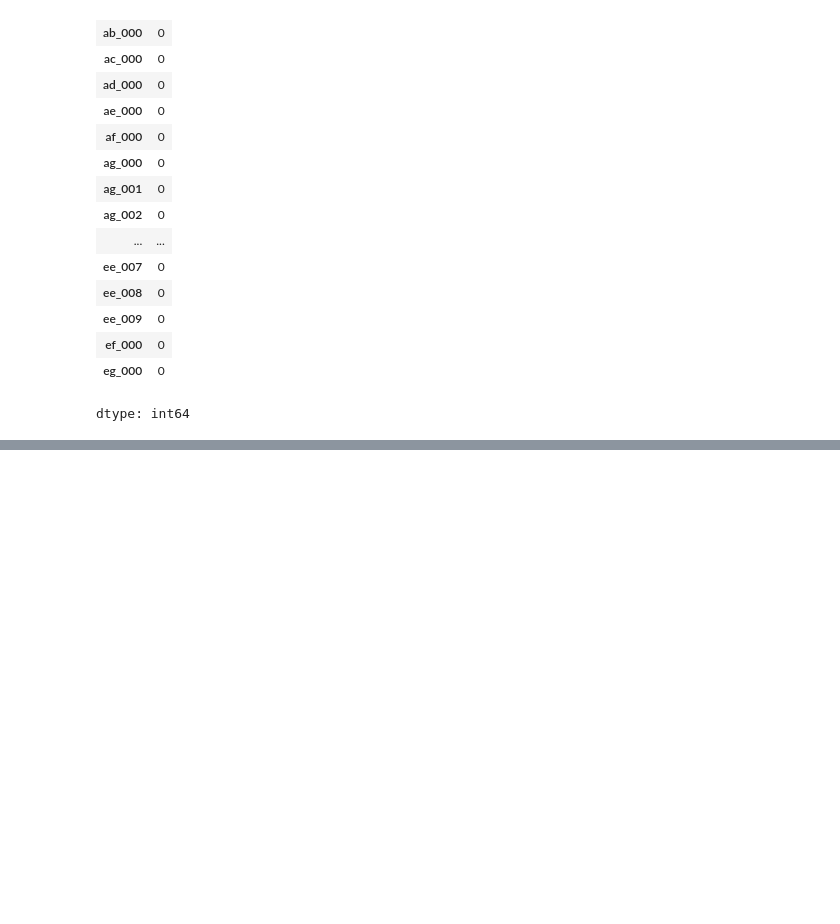
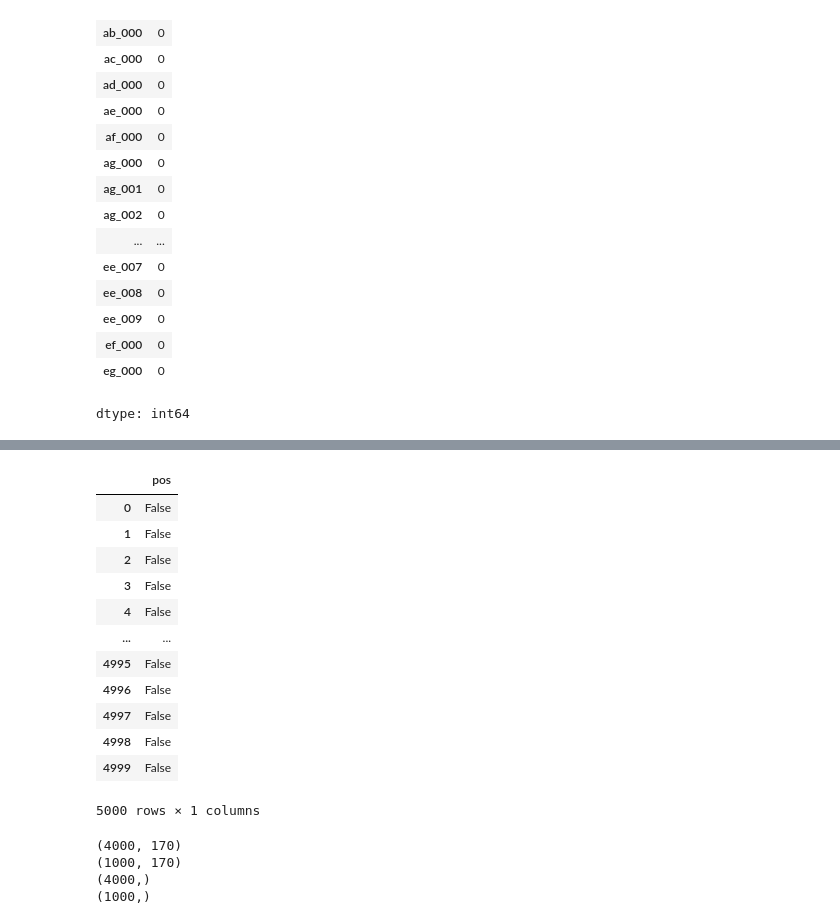
Before and after one commit to tasnim-shamsuddin/Deep-Learning-, a Jupyter notebook: DeepLearning.ipynb, the cells around one changed output, grey strips where cells are left out. Saved outputs shown, nothing was run; the diff lists cells and outputs as text; code cells hidden in the pictures; blank space fills up the shorter version.

```diff
--- a/DeepLearning.ipynb
+++ b/DeepLearning.ipynb
@@ -130,0 +203,16 @@ y=df["class"]
+# %%
+pd.get_dummies(y,drop_first=True)
+# %% [output]
+|  | pos |
+| 0 | False |
+| 1 | False |
+| 2 | False |
+| 3 | False |
+| 4 | False |
+| ... | ... |
+| 4995 | False |
+| 4996 | False |
+| 4997 | False |
+| 4998 | False |
+| 4999 | False |
+5000 rows × 1 columns
@@ -130,0 +222,10 @@ y=df["class"]
+# %%
+print(x_train.shape)
+print(x_test.shape)
+print(y_train.shape)
+print(y_test.shape)
+# %% [output]
+(4000, 170)
+(1000, 170)
+(4000,)
+(1000,)
```
Also changed, not shown: parts of 15 cells of this notebook.
